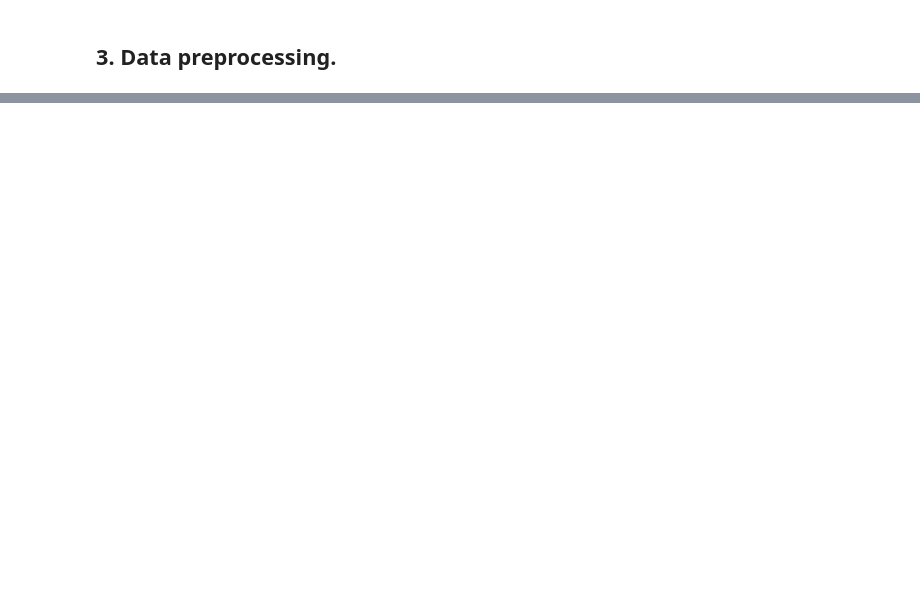
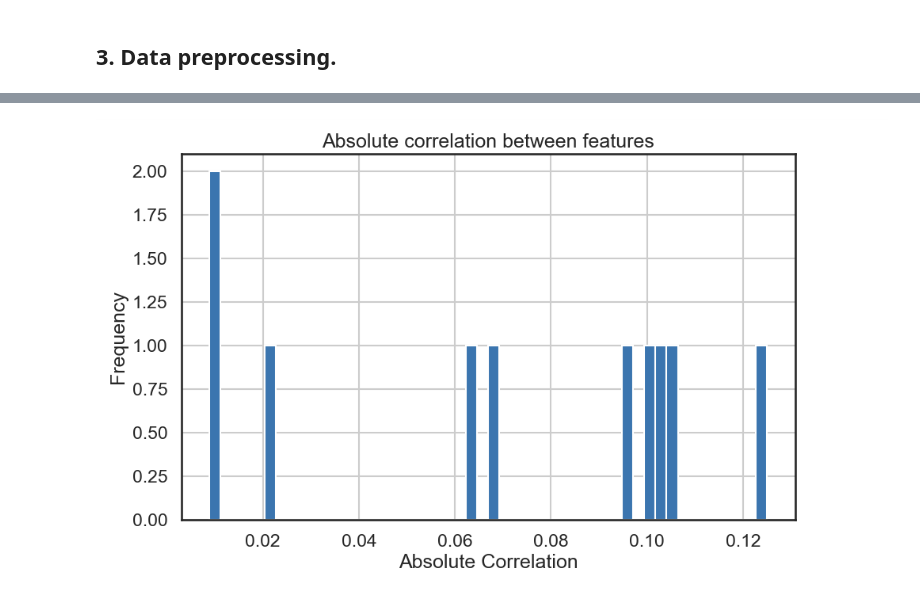
Before and after one commit to marcndo/ML_IBM, a Jupyter notebook: SupervisedML/Classification/final_project/course2_final_project.ipynb, the cells around one changed output, grey strips where cells are left out. Cells and saved outputs as stored; diff of their text form; code cells hidden in the pictures; blank space fills up the shorter version.

```diff
--- a/SupervisedML/Classification/final_project/course2_final_project.ipynb
+++ b/SupervisedML/Classification/final_project/course2_final_project.ipynb
@@ -348,0 +27,4 @@ y_train_.drop(columns="enrollee_id", inplace=True)
+# %%
+Image("/Users/marcelgrossmann/Documents/Project/MLCoursera/Dataset/correlation.png")
+# %% [output]
+[figure, added]
```
Also changed, not shown: parts of 67 cells of this notebook.
